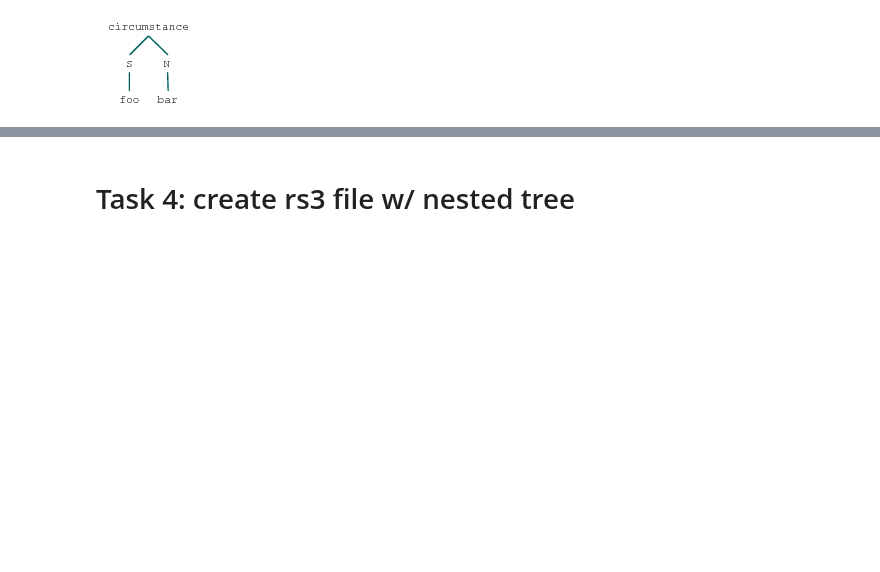
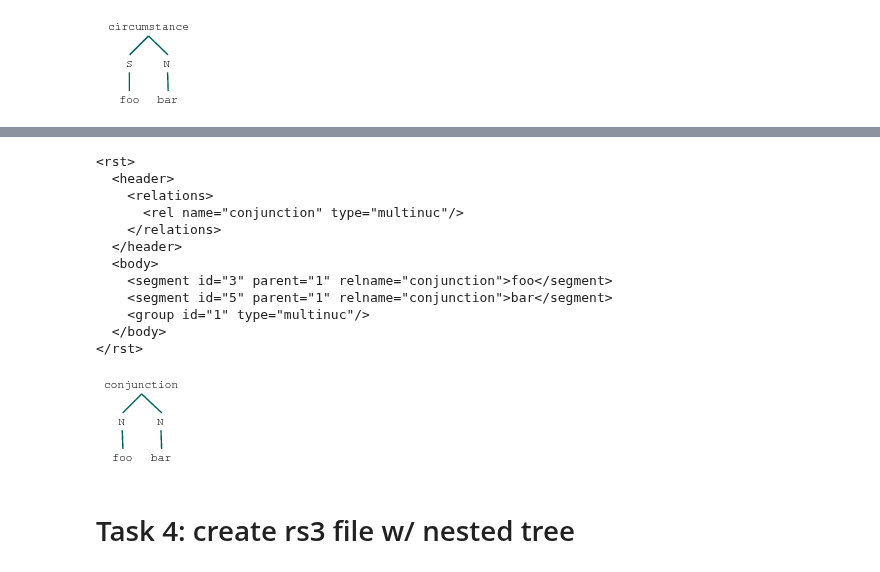
Before and after one commit to arne-cl/alt-mulig, a Jupyter notebook: discoursegraphs/tree-to-rs3/tree-to-rs3.ipynb, the cells around one changed output, grey strips where cells are left out. Cells and saved outputs as stored; diff of their text form; code cells hidden in the pictures; blank space fills up the shorter version.

```diff
--- a/discoursegraphs/tree-to-rs3/tree-to-rs3.ipynb
+++ b/discoursegraphs/tree-to-rs3/tree-to-rs3.ipynb
@@ -43,6 +58,14 @@ os.listdir(RS3TREE_DIR)
  'one-edu-span.rs3']
 # %% [markdown]
 # Task 1: create an empty rs3 file
+# %%
+def etree2file(rst_etree):
+    """Converts etree element into a temporary file, returns the file name."""
+    out_str = etree.tostring(rst_etree, pretty_print=True, encoding="UTF-8")
+    temp_file = NamedTemporaryFile(delete=False)
+    with open(temp_file.name, 'w') as outfile:
+        outfile.write(out_str)
+    return temp_file.name
 # %%
 dgtree = example2tree('empty.rs3')
 dgtree
@@ -86,8 +84,0 @@ def add_relations(dgtree, relations_elem):
-# %%
-def etree2file(rst_etree):
-    """Returns file name of file containing lxml.etree._Element instance into a temporary file"""
-    out_str = etree.tostring(rst_etree, pretty_print=True, encoding="UTF-8")
-    temp_file = NamedTemporaryFile(delete=False)
-    with open(temp_file.name, 'w') as outfile:
-        outfile.write(out_str)
-    return temp_file.name
@@ -299,3 +210,19 @@ printrs3("foo-bar-circ-foo-to-bar.rs3")
+# %%
+example2tree(etree2file(RS3FileWriter(example2tree('foo-bar-foo-conj-bar.rs3')).etree))
+# %% [output]
+<rst>
+  <header>
+    <relations>
+      <rel name="conjunction" type="multinuc"/>
+    </relations>
+  </header>
+  <body>
+    <segment id="3" parent="1" relname="conjunction">foo</segment>
+    <segment id="5" parent="1" relname="conjunction">bar</segment>
+    <group id="1" type="multinuc"/>
+  </body>
+</rst>
+[figure, added]
 # %% [markdown]
 # Task 4: create rs3 file w/ nested tree
 # %%
```
Also changed, not shown: parts of 45 cells of this notebook, 7 other files.
